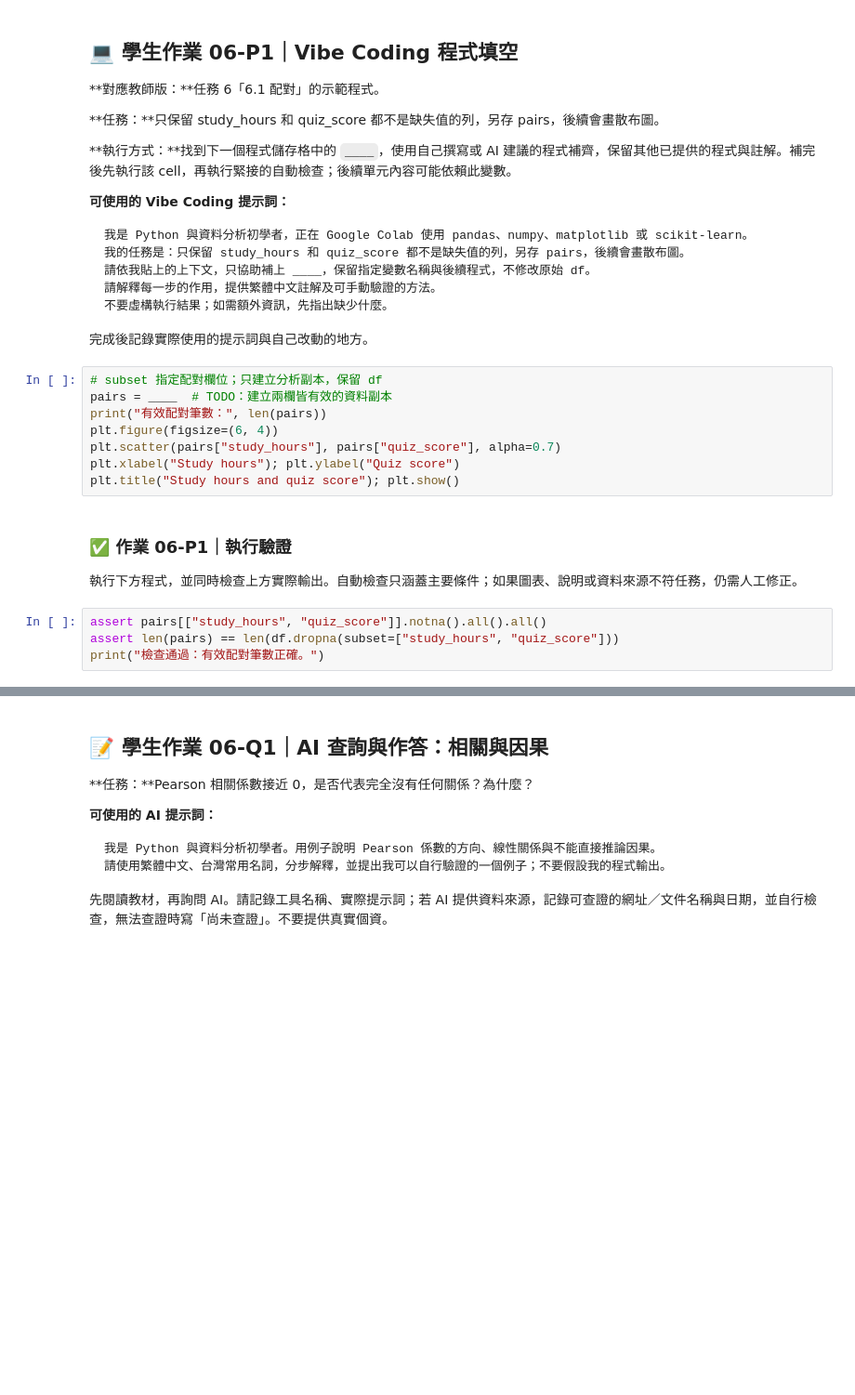
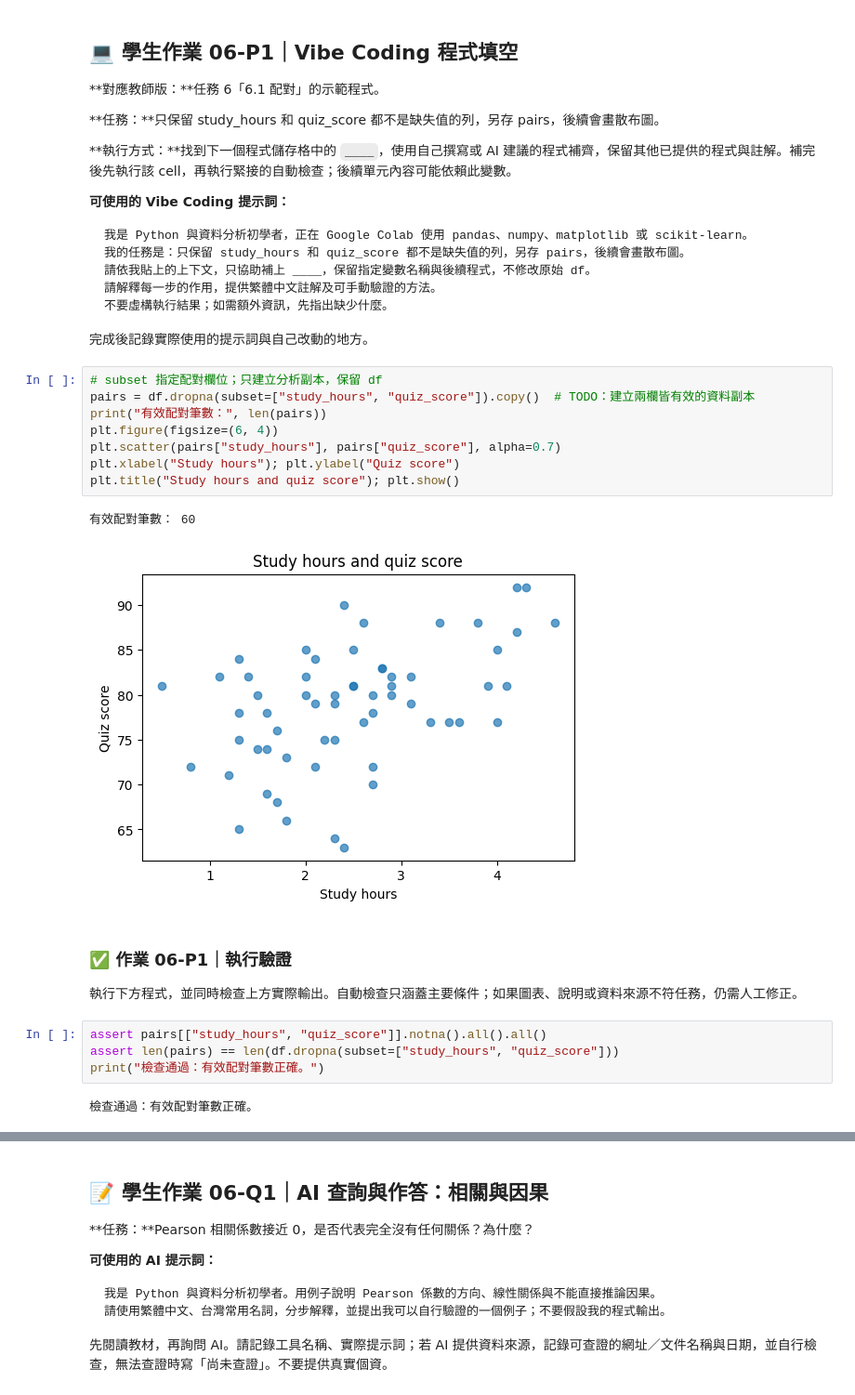
Before and after one commit to lyc221221/C114118115-cis, a Jupyter notebook: W10/06_相關係數與散布圖_學生版.ipynb, the cells around one changed output, grey strips where cells are left out. Shown at 93% size. Cells and saved outputs as stored; diff of their text form; blank space fills up the shorter version.

```diff
--- a/W10/06_相關係數與散布圖_學生版.ipynb
+++ b/W10/06_相關係數與散布圖_學生版.ipynb
@@ -72,12 +74,15 @@ print("模擬資料形狀（列, 欄）：", df.shape)
 完成後記錄實際使用的提示詞與自己改動的地方。
 # %%
 # subset 指定配對欄位；只建立分析副本，保留 df
-pairs = ____  # TODO：建立兩欄皆有效的資料副本
+pairs = df.dropna(subset=["study_hours", "quiz_score"]).copy()  # TODO：建立兩欄皆有效的資料副本
 print("有效配對筆數：", len(pairs))
 plt.figure(figsize=(6, 4))
 plt.scatter(pairs["study_hours"], pairs["quiz_score"], alpha=0.7)
 plt.xlabel("Study hours"); plt.ylabel("Quiz score")
 plt.title("Study hours and quiz score"); plt.show()
+# %% [output]
+有效配對筆數： 60
+[figure, added]
 # %% [markdown]
 ### ✅ 作業 06-P1｜執行驗證
 執行下方程式，並同時檢查上方實際輸出。自動檢查只涵蓋主要條件；如果圖表、說明或資料來源不符任務，仍需人工修正。
@@ -85,5 +90,7 @@ plt.title("Study hours and quiz score"); plt.show()
 assert pairs[["study_hours", "quiz_score"]].notna().all().all()
 assert len(pairs) == len(df.dropna(subset=["study_hours", "quiz_score"]))
 print("檢查通過：有效配對筆數正確。")
+# %% [output]
+檢查通過：有效配對筆數正確。
 # %% [markdown]
 ### ✍️ 作業 06-P1｜我的完成紀錄
```
Also changed, not shown: parts of 6 cells of this notebook.
